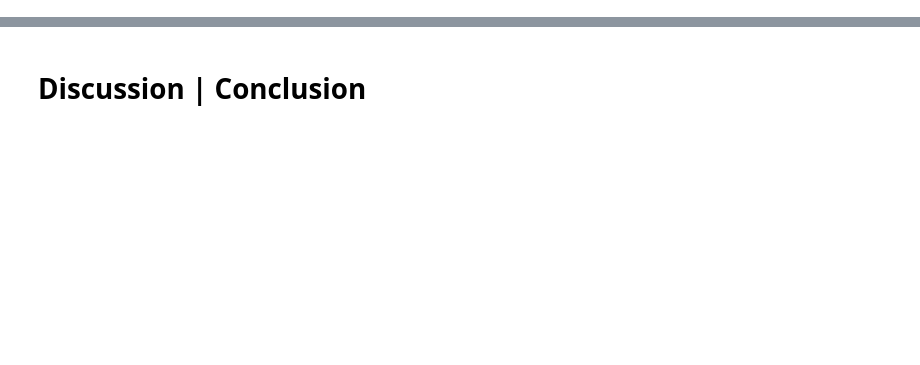
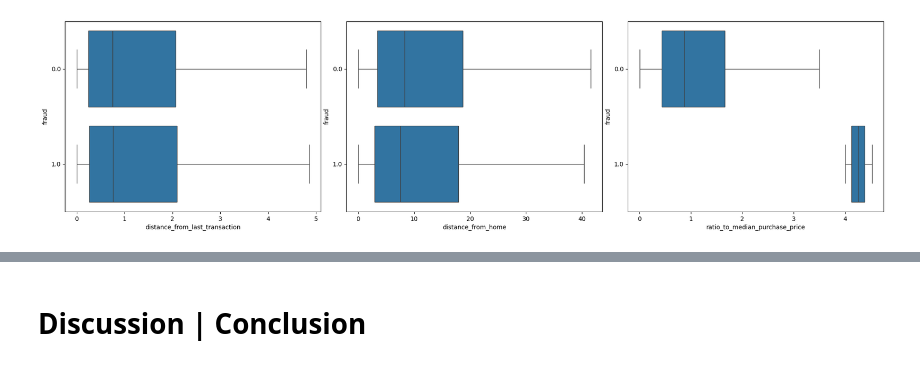
Before and after one commit to teslanando/AAI510_ML_Final_Project, a Jupyter notebook: Final Project Section2-Team 6.ipynb, the cells around one changed output, grey strips where cells are left out. Saved outputs shown, nothing was run; the diff lists cells and outputs as text; code cells hidden in the pictures; blank space fills up the shorter version.

```diff
--- a/Final Project Section2-Team 6.ipynb
+++ b/Final Project Section2-Team 6.ipynb
@@ -563,0 +203,15 @@ weighted avg       0.93      0.94      0.92    400000
+# %%
+fig, ax = plt.subplots(1, 3)
+sb.boxplot(x=data["distance_from_last_transaction"], y=data["fraud"], orient="h", showfliers=False, ax=ax[0])
+sb.boxplot(x=data["distance_from_home"], y=data["fraud"], orient="h", showfliers=False, ax=ax[1])
+sb.boxplot(x=data["ratio_to_median_purchase_price"], y=data["fraud"], orient="h", showfliers=False, ax=ax[2])
+
+
+plt.subplots_adjust(left=0.1,
+                    bottom=0.1,
+                    right=3,
+                    top=1,
+                    wspace=0.1,
+                    hspace=0.5)
+# %% [output]
+[figure, added]
```
Also changed, not shown: parts of 88 cells of this notebook, 2 other files.
